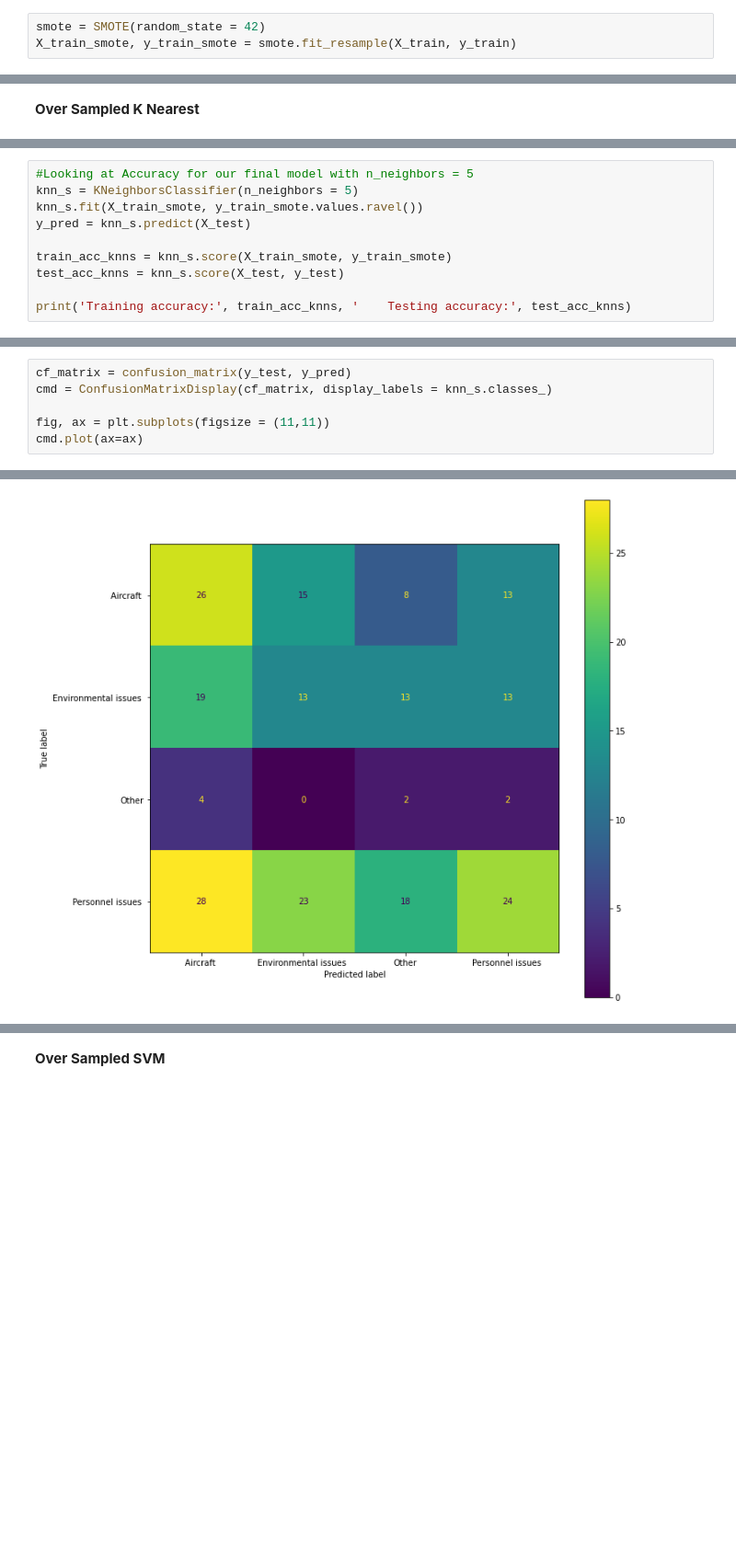
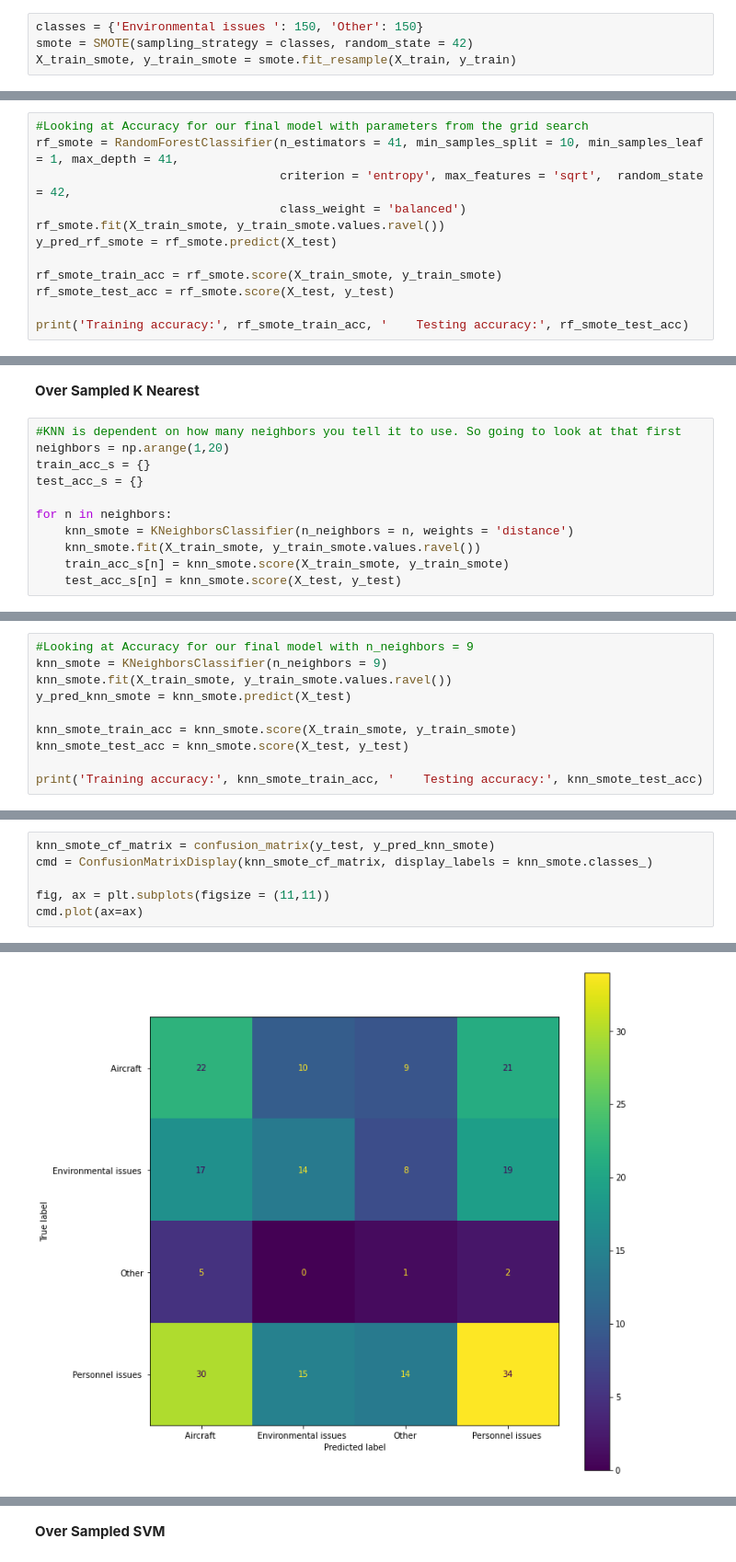
Before and after one commit to ashleyg16/Capstone2, a Jupyter notebook: Capstone 2 Modeling.ipynb, the cells around one changed output, grey strips where cells are left out. Shown at 92% size. Drawn from its saved outputs; the diff is of its cells as text; blank space fills up the shorter version.

```diff
--- a/Capstone 2 Modeling.ipynb
+++ b/Capstone 2 Modeling.ipynb
@@ -282,5 +248,6 @@ We've definitely have an imbalanced dataset, which class weights don't seem to h
 # %%
 from imblearn.over_sampling import SMOTE
 # %%
-smote = SMOTE(random_state = 42)
+classes = {'Environmental issues ': 150, 'Other': 150}
+smote = SMOTE(sampling_strategy = classes, random_state = 42)
 X_train_smote, y_train_smote = smote.fit_resample(X_train, y_train)
@@ -368,0 +286,12 @@ Environmental issues        0.65      0.55      0.60        58
+# %%
+#Looking at Accuracy for our final model with parameters from the grid search
+rf_smote = RandomForestClassifier(n_estimators = 41, min_samples_split = 10, min_samples_leaf = 1, max_depth = 41,
+                                  criterion = 'entropy', max_features = 'sqrt',  random_state = 42,
+                                  class_weight = 'balanced')
+rf_smote.fit(X_train_smote, y_train_smote.values.ravel())
+y_pred_rf_smote = rf_smote.predict(X_test)
+
+rf_smote_train_acc = rf_smote.score(X_train_smote, y_train_smote)
+rf_smote_test_acc = rf_smote.score(X_test, y_test)
+
+print('Training accuracy:', rf_smote_train_acc, '    Testing accuracy:', rf_smote_test_acc)
@@ -369,2 +324,13 @@ Environmental issues        0.65      0.55      0.60        58
 # %% [markdown]
 **Over Sampled K Nearest**
+# %%
+#KNN is dependent on how many neighbors you tell it to use. So going to look at that first
+neighbors = np.arange(1,20)
+train_acc_s = {}
+test_acc_s = {}
+
+for n in neighbors:
+    knn_smote = KNeighborsClassifier(n_neighbors = n, weights = 'distance')
+    knn_smote.fit(X_train_smote, y_train_smote.values.ravel())
+    train_acc_s[n] = knn_smote.score(X_train_smote, y_train_smote)
+    test_acc_s[n] = knn_smote.score(X_test, y_test)
@@ -371,11 +348,11 @@ Environmental issues        0.65      0.55      0.60        58
 # %%
-#Looking at Accuracy for our final model with n_neighbors = 5
-knn_s = KNeighborsClassifier(n_neighbors = 5)
-knn_s.fit(X_train_smote, y_train_smote.values.ravel())
-y_pred = knn_s.predict(X_test)
+#Looking at Accuracy for our final model with n_neighbors = 9
+knn_smote = KNeighborsClassifier(n_neighbors = 9)
+knn_smote.fit(X_train_smote, y_train_smote.values.ravel())
+y_pred_knn_smote = knn_smote.predict(X_test)
 
-train_acc_knns = knn_s.score(X_train_smote, y_train_smote)
-test_acc_knns = knn_s.score(X_test, y_test)
+knn_smote_train_acc = knn_smote.score(X_train_smote, y_train_smote)
+knn_smote_test_acc = knn_smote.score(X_test, y_test)
 
-print('Training accuracy:', train_acc_knns, '    Testing accuracy:', test_acc_knns)
+print('Training accuracy:', knn_smote_train_acc, '    Testing accuracy:', knn_smote_test_acc)
 # %% [output]
@@ -383,10 +360,10 @@ Training accuracy: 0.5990783410138248     Testing accuracy: 0.29411764705882354
 # %%
-cf_matrix = confusion_matrix(y_test, y_pred)
-cmd = ConfusionMatrixDisplay(cf_matrix, display_labels = knn_s.classes_)
+knn_smote_cf_matrix = confusion_matrix(y_test, y_pred_knn_smote)
+cmd = ConfusionMatrixDisplay(knn_smote_cf_matrix, display_labels = knn_smote.classes_)
 
 fig, ax = plt.subplots(figsize = (11,11))
 cmd.plot(ax=ax)
 # %% [output]
 <sklearn.metrics._plot.confusion_matrix.ConfusionMatrixDisplay at 0x...>
-[figure, old version]
+[figure, new version]
 # %%
```
Also changed, not shown: parts of 49 cells of this notebook.
